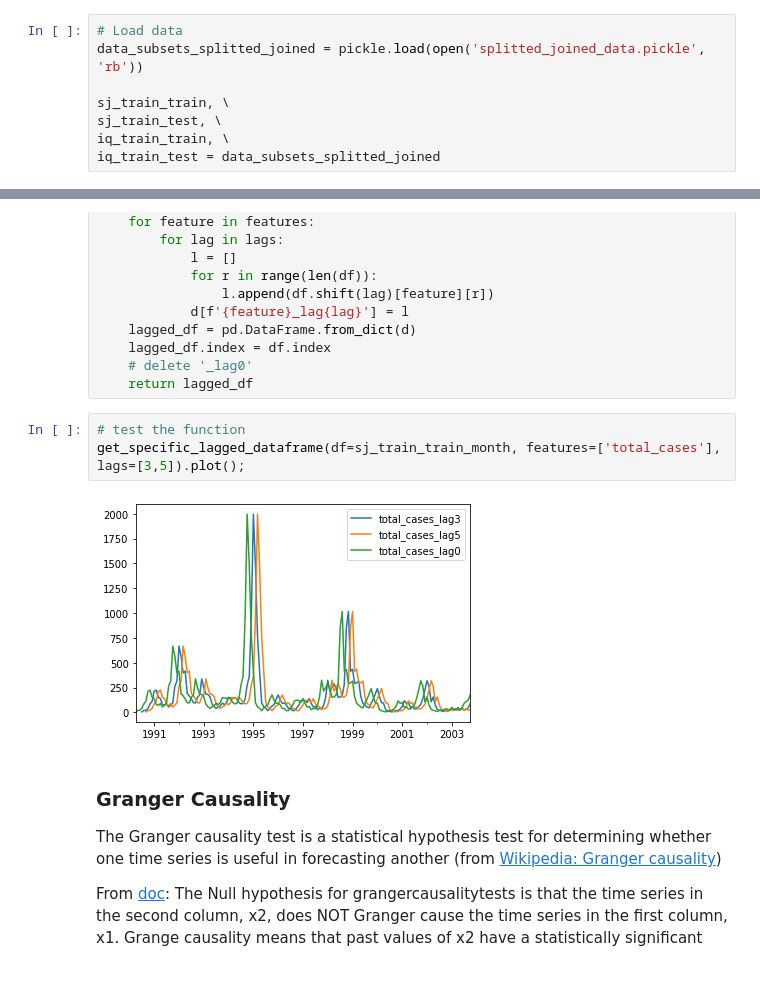
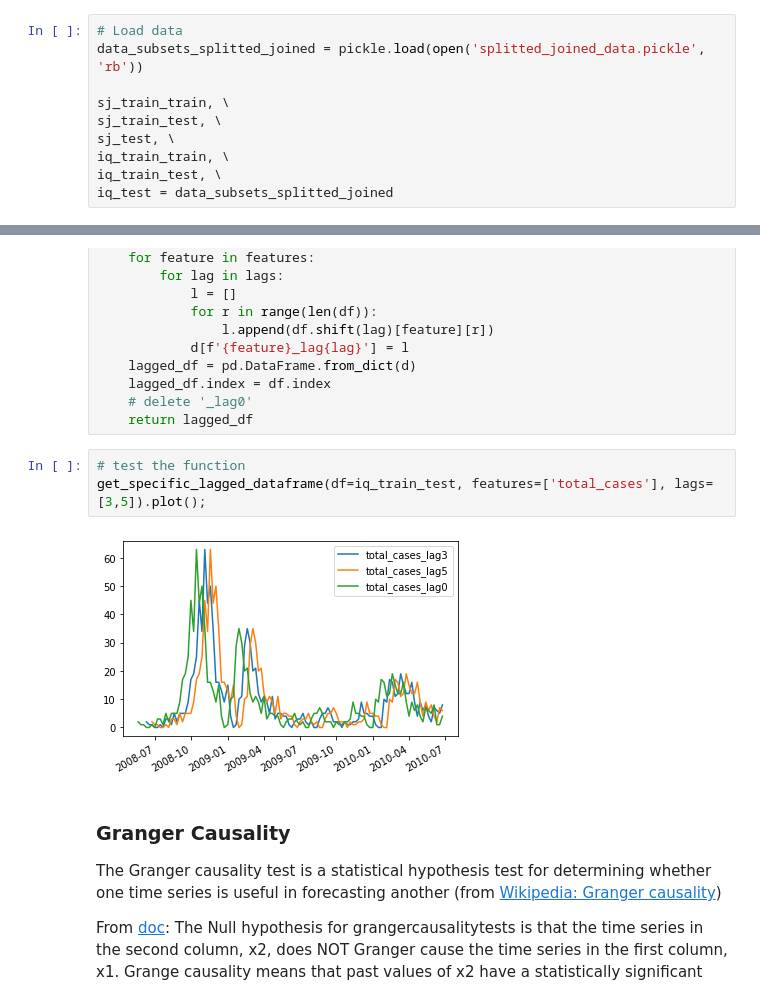
Before and after one commit to Octodon-D/DenguePred, a Jupyter notebook: 02_feature_engineering.ipynb, the cells around one changed output, grey strips where cells are left out. Saved outputs shown, nothing was run; the diff lists cells and outputs as text.

Commit message:
add test data

```diff
--- a/02_feature_engineering.ipynb
+++ b/02_feature_engineering.ipynb
@@ -37,5 +37,7 @@ data_subsets_splitted_joined = pickle.load(open('splitted_joined_data.pickle', '
 
 sj_train_train, \
 sj_train_test, \
+sj_test, \
 iq_train_train, \
-iq_train_test = data_subsets_splitted_joined
+iq_train_test, \
+iq_test = data_subsets_splitted_joined
@@ -111,9 +117,9 @@ def get_specific_lagged_dataframe(df, features, lags):
     return lagged_df
 # %%
 # test the function
-get_specific_lagged_dataframe(df=sj_train_train_month, features=['total_cases'], lags=[3,5]).plot();
+get_specific_lagged_dataframe(df=iq_train_test, features=['total_cases'], lags=[3,5]).plot();
 # %% [output]
-[figure, old version]
+[figure, new version]
 # %% [markdown]
 ### Granger Causality
 The Granger causality test is a statistical hypothesis test for determining whether one time series is useful in forecasting another (from [Wikipedia: Granger causality](https://en.wikipedia.org/wiki/Granger_causality))
```
Also changed, not shown: parts of 10 cells of this notebook.
